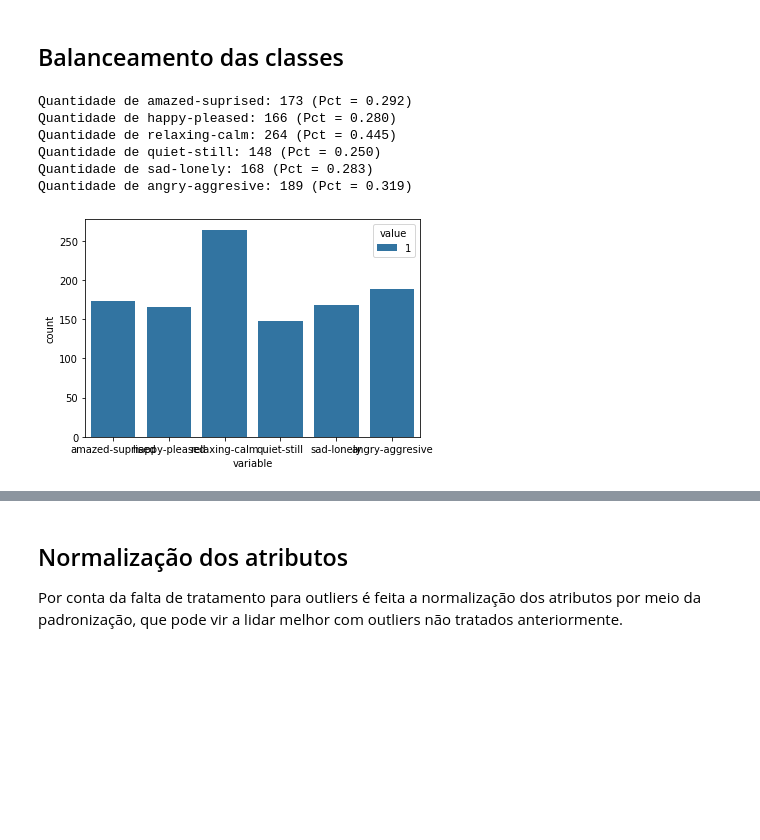
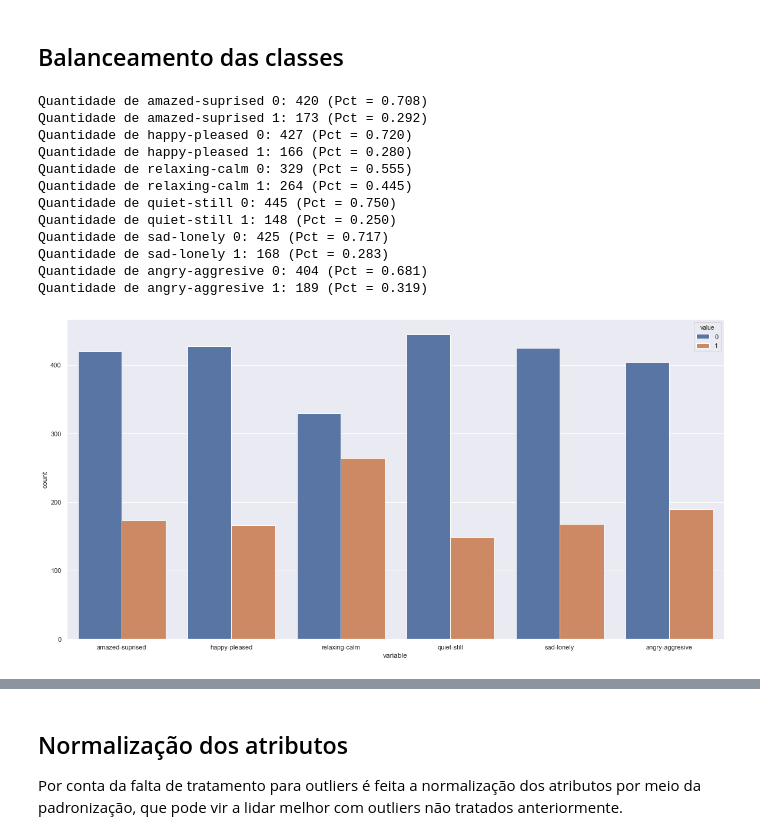
Before and after one commit to DefinitelyNotACactus/AI, a Jupyter notebook: Classification/Q1 - Classification.ipynb, the cells around one changed output, grey strips where cells are left out. Cells and saved outputs as stored; diff of their text form; code cells hidden in the pictures; blank space fills up the shorter version.

```diff
--- a/Classification/Q1 - Classification.ipynb
+++ b/Classification/Q1 - Classification.ipynb
@@ -255,15 +256,23 @@ Existem 184 linhas com outlier em pelo menos uma coluna (ou 31% da base dados co
 ## Balanceamento das classes
 # %%
 melt = pd.melt(df[labels])
-sns.countplot(data = melt.loc[melt['value'] == 1], x = 'variable', hue = 'value')
+sns.set(rc = {'figure.figsize':(20, 10)})
+sns.countplot(data = melt.loc[melt['value'] >= 0], x = 'variable', hue = 'value')
 for label in labels:
-    count = df[label].value_counts()[1]
-    print("Quantidade de %s: %d (Pct = %.3f)" %(label, count, count / len(df)))
+    count = df[label].value_counts()
+    print("Quantidade de %s 0: %d (Pct = %.3f)" %(label, count[0], count[0] / len(df)))
+    print("Quantidade de %s 1: %d (Pct = %.3f)" %(label, count[1], count[1] / len(df)))
 # %% [output]
-Quantidade de amazed-suprised: 173 (Pct = 0.292)
-Quantidade de happy-pleased: 166 (Pct = 0.280)
-Quantidade de relaxing-calm: 264 (Pct = 0.445)
-Quantidade de quiet-still: 148 (Pct = 0.250)
-Quantidade de sad-lonely: 168 (Pct = 0.283)
-Quantidade de angry-aggresive: 189 (Pct = 0.319)
+Quantidade de amazed-suprised 0: 420 (Pct = 0.708)
+Quantidade de amazed-suprised 1: 173 (Pct = 0.292)
+Quantidade de happy-pleased 0: 427 (Pct = 0.720)
+Quantidade de happy-pleased 1: 166 (Pct = 0.280)
+Quantidade de relaxing-calm 0: 329 (Pct = 0.555)
+Quantidade de relaxing-calm 1: 264 (Pct = 0.445)
+Quantidade de quiet-still 0: 445 (Pct = 0.750)
+Quantidade de quiet-still 1: 148 (Pct = 0.250)
+Quantidade de sad-lonely 0: 425 (Pct = 0.717)
+Quantidade de sad-lonely 1: 168 (Pct = 0.283)
+Quantidade de angry-aggresive 0: 404 (Pct = 0.681)
+Quantidade de angry-aggresive 1: 189 (Pct = 0.319)
-[figure, old version]
+[figure, new version]
```
Also changed, not shown: parts of 34 cells of this notebook.
